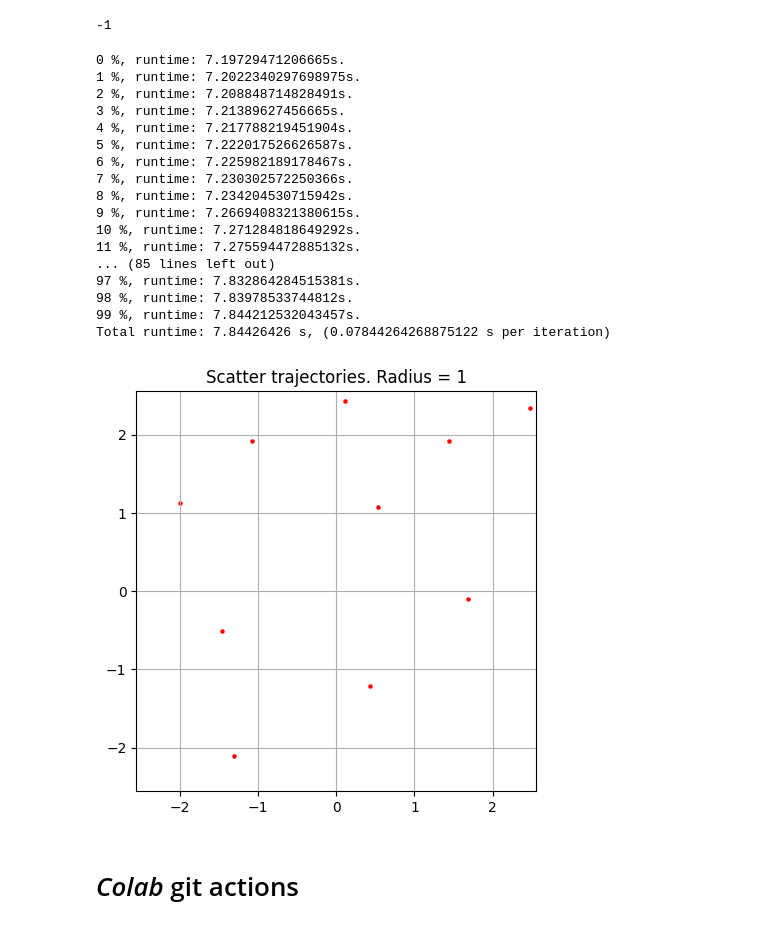
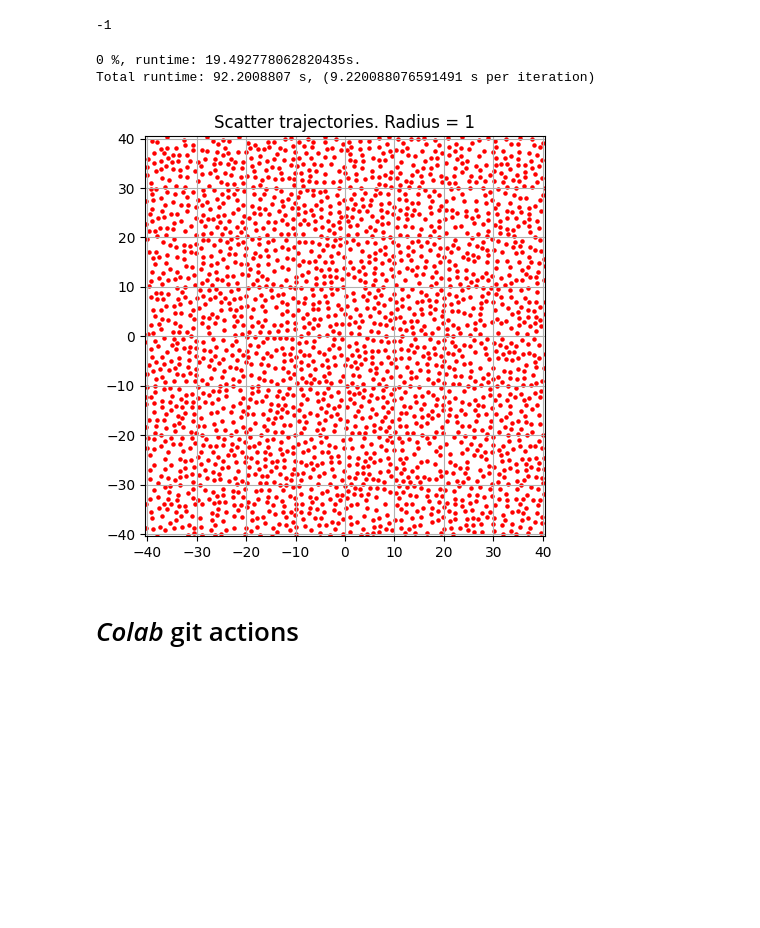
Before and after one commit to Phistian/exjobb, a Jupyter notebook: miguel/simulations/v_sim.ipynb, the cells around one changed output. Drawn from its saved outputs; the diff is of its cells as text; code cells hidden in the pictures; blank space fills up the shorter version.

```diff
--- a/miguel/simulations/v_sim.ipynb
+++ b/miguel/simulations/v_sim.ipynb
@@ -49,8 +56,8 @@ import re
 ##PARAMETERS
 rho = 0.3  # total particle area to box_area ratio  ρ ∈ {0.1, 0.6}
 F_P = 3
-N = 10  # for its= 1e2, sample_its = 100: 50 11, 100 46
-its = 100  # 1e5
+N = 2500  # for its= 1e2, sample_its = 100: 50 11, 100 46
+its = 10  # 1e5
 sample_its = 10
 n_resets = 10  # including first run
 interact_across_borders = True
@@ -413,8 +420,8 @@ def run(c, o):
       path = cur_path
       parent_path = path.parent.absolute()
       datasets_path = str(parent_path) + '/datasets/'
-      np.save(datasets_path + potential_type + '/N' + str(N) + ' samples' + str(
-          sample_its) + 'its' + str(its) + 'F_P' + str(F_P), {**data_dict,
+      np.save(datasets_path + potential_type + '/N' + str(N) + 'outputv samples' + str(
+          sample_its) + ' its' + str(its) + ' F_P' + str(F_P), {**data_dict,
                                                           **{'box_len': box_len, 'interaction_radius': interaction_radius,
                                                             'potential_type': potential_type}})
 
@@ -471,51 +478,36 @@ def run(c, o):
         fig_to_window_fraction = 0.8
         ax = plt.axes([0.1, 0.1, fig_to_window_fraction, fig_to_window_fraction], xlim=(-x_len / 2, x_len / 2), ylim=(-y_len / 2, y_len / 2))
         box_len_ratio = x_len/box_len
         radius_to_box_len = length_scale/box_len
         radius_to_image = box_len_ratio * radius_to_box_len
         points_per_inch = 72
         points_whole_axis = fs * fig_to_window_fraction * points_per_inch # fs is in inches, s in points
         points_radius = radius_to_image * points_whole_axis
 
         for i in range(N):
 
 
             plt.scatter(np.asnumpy(centroids_x[i + (sample_its-1) * N]), np.asnumpy(centroids_y[i + (sample_its-1) * N]), color=[1,0,0], s=5)#int(points_radius**2))
 
         ax.set_aspect('equal', adjustable='box')
 
 
         plt.title("Scatter trajectories. Radius = " + str(length_scale))
         plt.grid()
         plt.show()
 
     return c, o, data_dict
 
 
 
 if profile:
   cProfile.run('run(coordinates, orientations)', sort='cumtime')
 else:
   coord, orie, data_d = run(coordinates, orientations)
 # %% [output]
-0 %, runtime: 7.19729471206665s.
-1 %, runtime: 7.2022340297698975s.
-2 %, runtime: 7.208848714828491s.
-3 %, runtime: 7.21389627456665s.
-4 %, runtime: 7.217788219451904s.
-5 %, runtime: 7.222017526626587s.
-6 %, runtime: 7.225982189178467s.
-7 %, runtime: 7.230302572250366s.
-8 %, runtime: 7.234204530715942s.
-9 %, runtime: 7.2669408321380615s.
-10 %, runtime: 7.271284818649292s.
-11 %, runtime: 7.275594472885132s.
-... (85 lines left out)
-97 %, runtime: 7.832864284515381s.
-98 %, runtime: 7.83978533744812s.
-99 %, runtime: 7.844212532043457s.
-Total runtime: 7.84426426 s, (0.07844264268875122 s per iteration)
+0 %, runtime: 19.492778062820435s.
+Total runtime: 92.2008807 s, (9.220088076591491 s per iteration)
-[figure, old version]
+[figure, new version]
 # %%
 fs = 5
 fig_size = (fs, fs)
```
Also changed, not shown: parts of 1 cell of this notebook.
